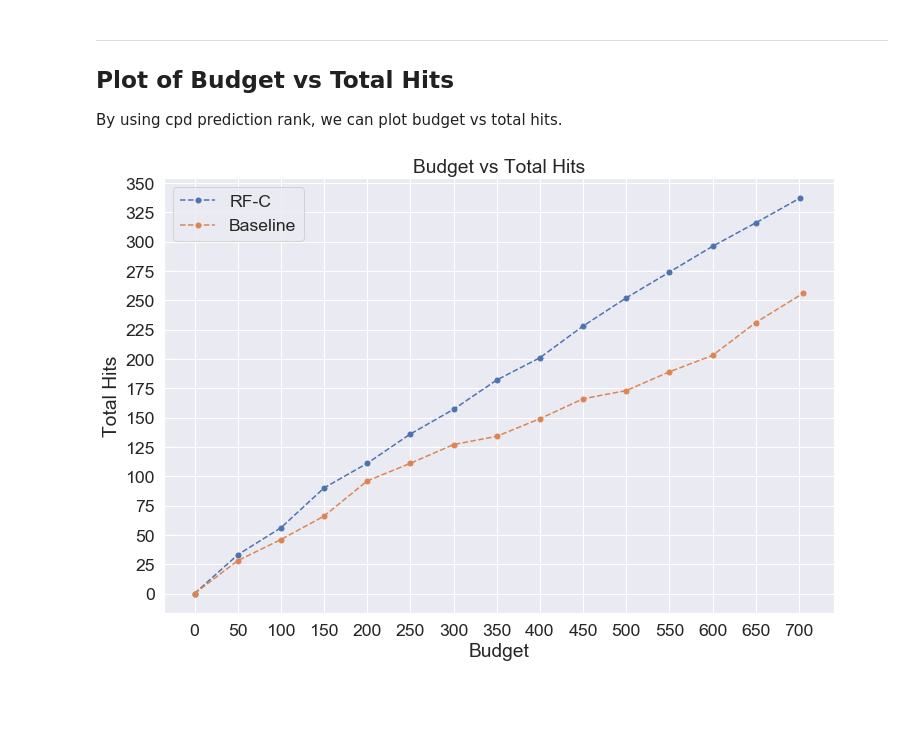
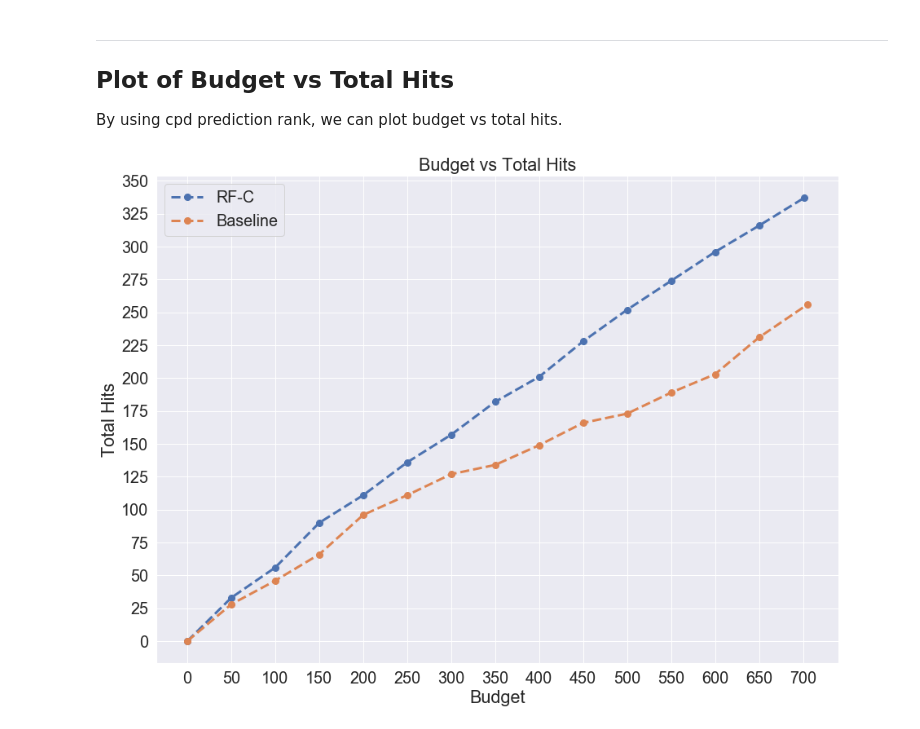
Before and after one commit to gitter-lab/pria-ams-enamine, a Jupyter notebook: analysis_notebooks/Process AMS Results.ipynb, the cells around one changed output. Saved outputs shown, nothing was run; the diff lists cells and outputs as text; code cells hidden in the pictures; blank space fills up the shorter version.

Commit message:
Update Process AMS Results.ipynb
- Increase size of plots.

```diff
--- a/analysis_notebooks/Process AMS Results.ipynb
+++ b/analysis_notebooks/Process AMS Results.ipynb
@@ -135,36 +135,36 @@ By using cpd prediction rank, we can plot budget vs total hits.
 # %%
 import matplotlib.pyplot as plt
 import seaborn as sns
 sns.set_context("paper")
-sns.set(font_scale=1.6)
+sns.set(font_scale=1.8)
 
 RF_all_ranked = res_df[res_df['Selection'].isin(['Prediction', 'Both'])].sort_values('rf_rank')
 budget_arr = np.arange(0, RF_all_ranked.shape[0], 50)
 budget_arr[-1] = RF_all_ranked.shape[0]
 total_hits_arr = np.zeros_like(budget_arr)
 for i, b in enumerate(budget_arr):
     total_hits_arr[i] = RF_all_ranked.iloc[:b,:]['Hit'].sum()
 
-plt.figure(figsize=(12,8))
-plt.plot(budget_arr, total_hits_arr, linestyle='--', marker='o', markersize=5)
+plt.figure(figsize=(15,11))
+plt.plot(budget_arr, total_hits_arr, linestyle='--', marker='o', markersize=8, linewidth=3)
 
 BL_all_ranked = res_df[res_df['Selection'].isin(['Baseline', 'Both'])].sort_values('baseline_rank')
 budget_arr = np.arange(0, BL_all_ranked.shape[0], 50)
 budget_arr[-1] = BL_all_ranked.shape[0]
 total_hits_arr = np.zeros_like(budget_arr)
 for i, b in enumerate(budget_arr):
     total_hits_arr[i] = BL_all_ranked.iloc[:b,:]['Hit'].sum()
 
-plt.plot(budget_arr, total_hits_arr, linestyle='--', marker='o', markersize=5)
+plt.plot(budget_arr, total_hits_arr, linestyle='--', marker='o', markersize=8, linewidth=3)
 plt.xticks(np.arange(0, 750, 50))
 plt.yticks(np.arange(0, 351, 25))
 plt.xlabel('Budget')
 plt.ylabel('Total Hits')
 plt.legend(['RF-C', 'Baseline'])
 plt.title('Budget vs Total Hits')
 plt.show()
 # %% [output]
-[figure, old version]
+[figure, new version]
 # %%
 import matplotlib.pyplot as plt
 import seaborn as sns
```
Also changed, not shown: parts of 1 cell of this notebook.
